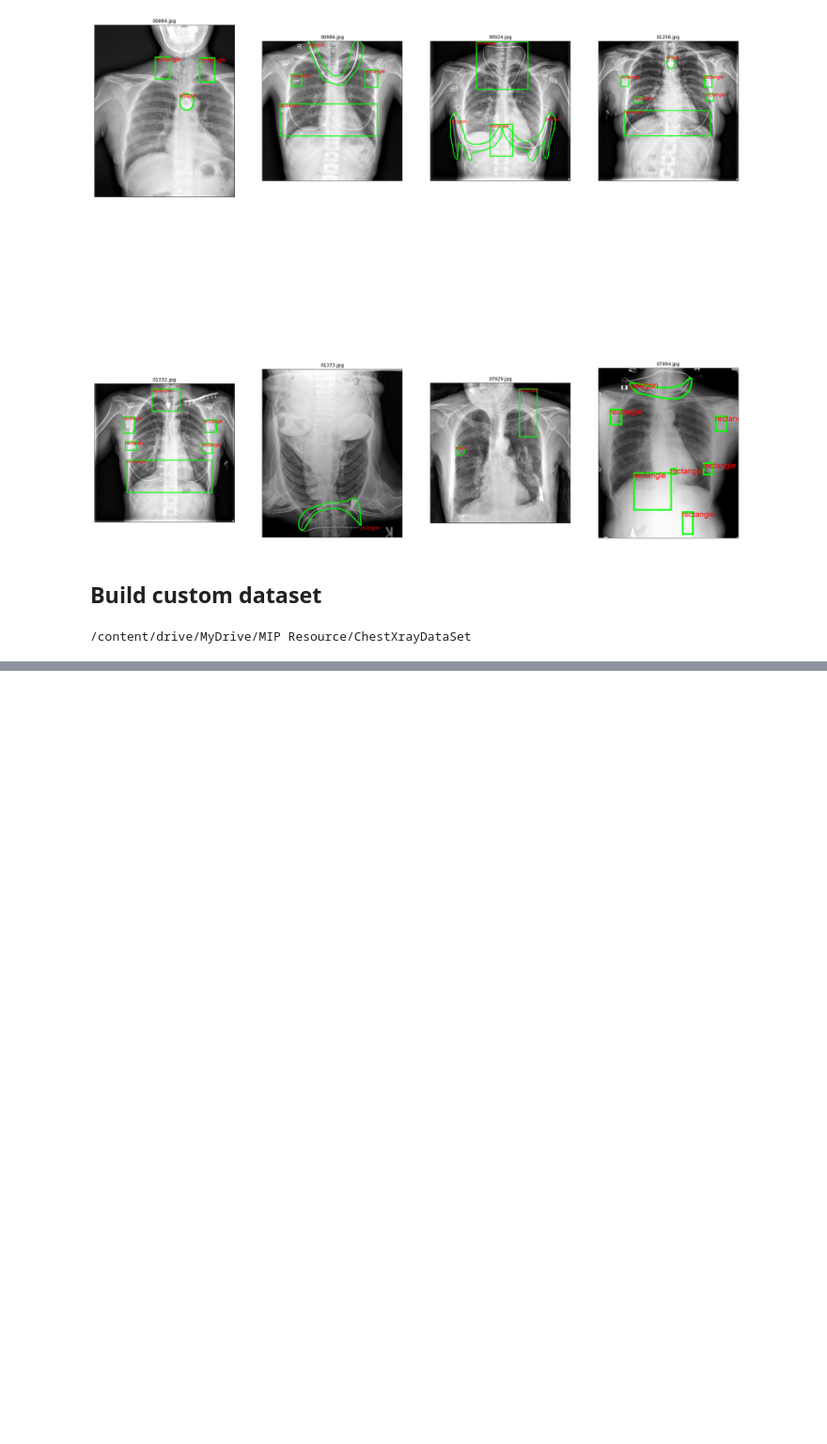
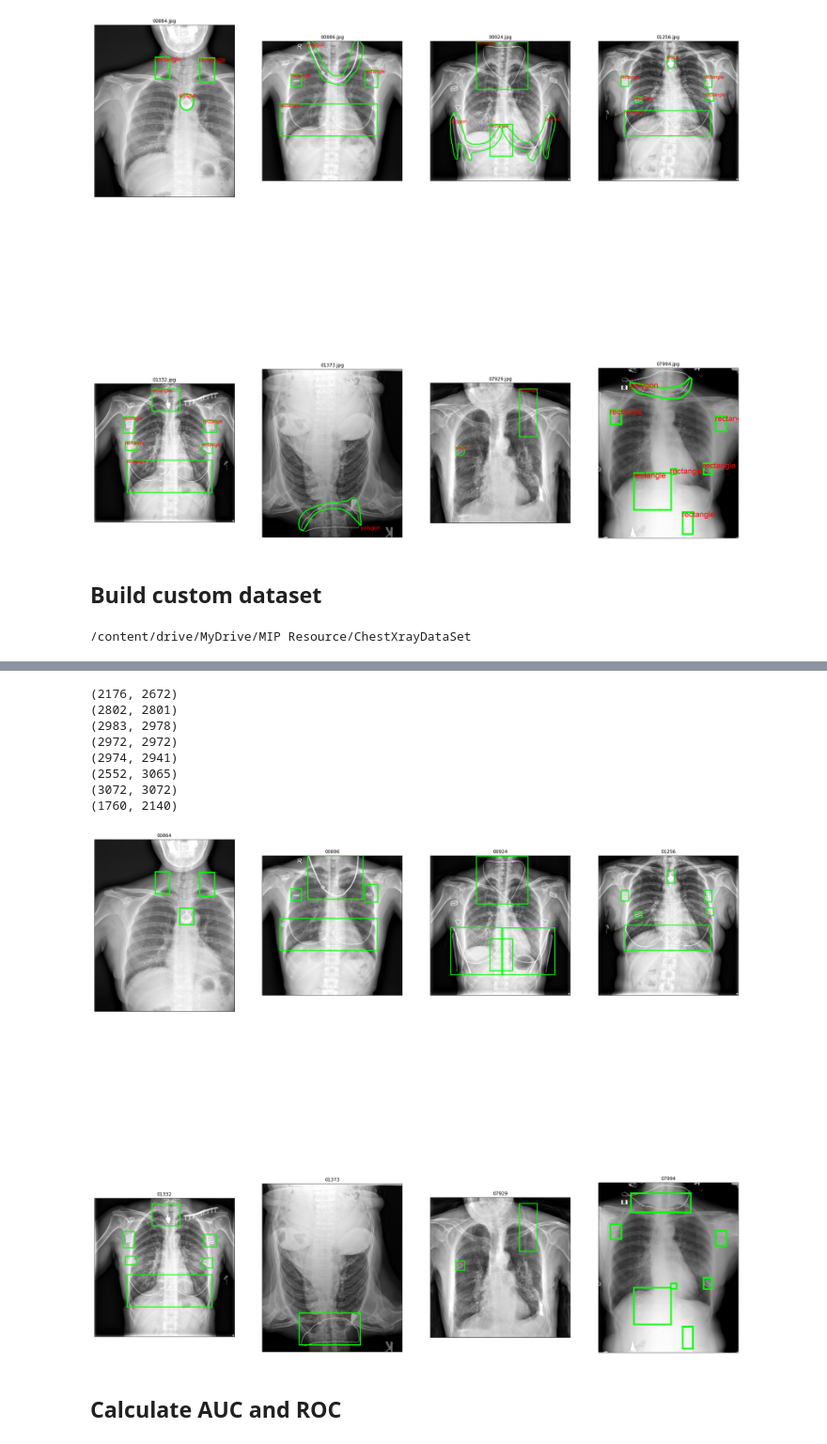
Before and after one commit to pambao1211/vgu-image-processing, a Jupyter notebook: Problem_Set_4.ipynb, the cells around one changed output, grey strips where cells are left out. Shown at 94% size. Saved outputs shown, nothing was run; the diff lists cells and outputs as text; code cells hidden in the pictures; blank space fills up the shorter version.

```diff
--- a/Problem_Set_4.ipynb
+++ b/Problem_Set_4.ipynb
@@ -43,10 +43,11 @@ def draw_object(image, annotations):
         )
 # %%
 DIRECTORY = '/content/drive/MyDrive/MIP Resource/ChestXrayDataSet/object-CXR/'
+IMAGES_DIRECTORY = '/content/drive/MyDrive/MIP Resource/ChestXrayDataSet/customDataSet/images/'
 SUBDIR = ['train', 'dev']
 
 for dir in SUBDIR:
-  print(f'{len(os.listdir(DIRECTORY + dir))} pictures in {DIRECTORY}{dir}')
+  print(f'{len(os.listdir(IMAGES_DIRECTORY + dir))} pictures in {IMAGES_DIRECTORY}{dir}')
 
 samples = [864, 886, 924, 1256, 1332, 1373, 7929, 7994]
 fig, axs = plt.subplots(2, 4, subplot_kw=dict(xticks=[], yticks=[]), figsize=(30, 30))
@@ -60,7 +61,7 @@ for sample, ax in zip(samples, axs):
   line = csv_file[sample]
   image_name = line[0]
   annotations = line[1]
-  image = Image.open(DIRECTORY + 'train/' + image_name).convert('RGB')
+  image = Image.open(IMAGES_DIRECTORY + 'train/' + image_name).convert('RGB')
   draw_object(image, annotations)
   ax.set_title(image_name)
   ax.imshow(image)
@@ -140,0 +157,8 @@ for line in f:
+# %%
+import os
+f = open('/content/drive/MyDrive/MIP Resource/ChestXrayDataSet/preparedDataSet/labels/train/07992.txt', 'r')
+separator = ' '
+for line in f:
+  annotation = line.split(separator)
+  annotation[0] = '1'
+  print(separator.join(annotation))
@@ -140,0 +379,6 @@ for line in f:
+# %%
+import os
+DIR = '/content/drive/MyDrive/MIP Resource/ChestXrayDataSet/preparedDataSet/labels/'
+f = open(DIR +'train/' + '00059.txt', mode = 'r')
+for line in f:
+  print(line)
@@ -140,0 +407,46 @@ for line in f:
+# %%
+DIRECTORY = '/content/drive/MyDrive/MIP Resource/ChestXrayDataSet/object-CXR/labels/train/'
+IMAGES_DIRECTORY = '/content/drive/MyDrive/MIP Resource/ChestXrayDataSet/preparedDataSet/images/train/'
+SUBDIR = ['train', 'dev']
+
+
+
+samples = [864, 886, 924, 1256, 1332, 1373, 7929, 7994]
+fig, axs = plt.subplots(2, 4, subplot_kw=dict(xticks=[], yticks=[]), figsize=(30, 30))
+axs = list(axs[0]) + list(axs[1])
+
+
+# Iterate images through sample list and get its annotations
+for sample, ax in zip(samples, axs):
+  f = open(DIRECTORY + '{:05}'.format(sample) + '.txt')
+  image = Image.open(IMAGES_DIRECTORY + '{:05}'.format(sample) + '.jpg').convert('RGB')
+  size = image.size
+  print(size)
+  for line in f:
+    line = list(map(float, line.split(' ')))
+    width = line[3] * size[0]
+    height = line[4] * size[1]
+    x_min = line[1] * size[0] - width/2
+    #print(line)
+    x_max = line[1] * size[0] + width/2
+    y_min = line[2] * size[1] - height/2
+    y_max = line[2] * size[1] + height/2
+    anno = [x_min,y_min,x_max,y_max]
+    anno = list(map(int, anno))
+    #print(anno)
+    draw = ImageDraw.Draw(image, mode = 'RGB')
+    contour_color = (0, 255, 0)
+    draw.rectangle(anno, outline=contour_color, width=20)
+  #draw_object(image, annotations)
+  ax.set_title('{:05}'.format(sample))
+  ax.imshow(image)
+# %% [output]
+(2176, 2672)
+(2802, 2801)
+(2983, 2978)
+(2972, 2972)
+(2974, 2941)
+(2552, 3065)
+(3072, 3072)
+(1760, 2140)
+[figure, added]
@@ -140,0 +455,2 @@ for line in f:
+# %% [markdown]
+## Calculate AUC and ROC
```
Also changed, not shown: parts of 27 cells of this notebook.
